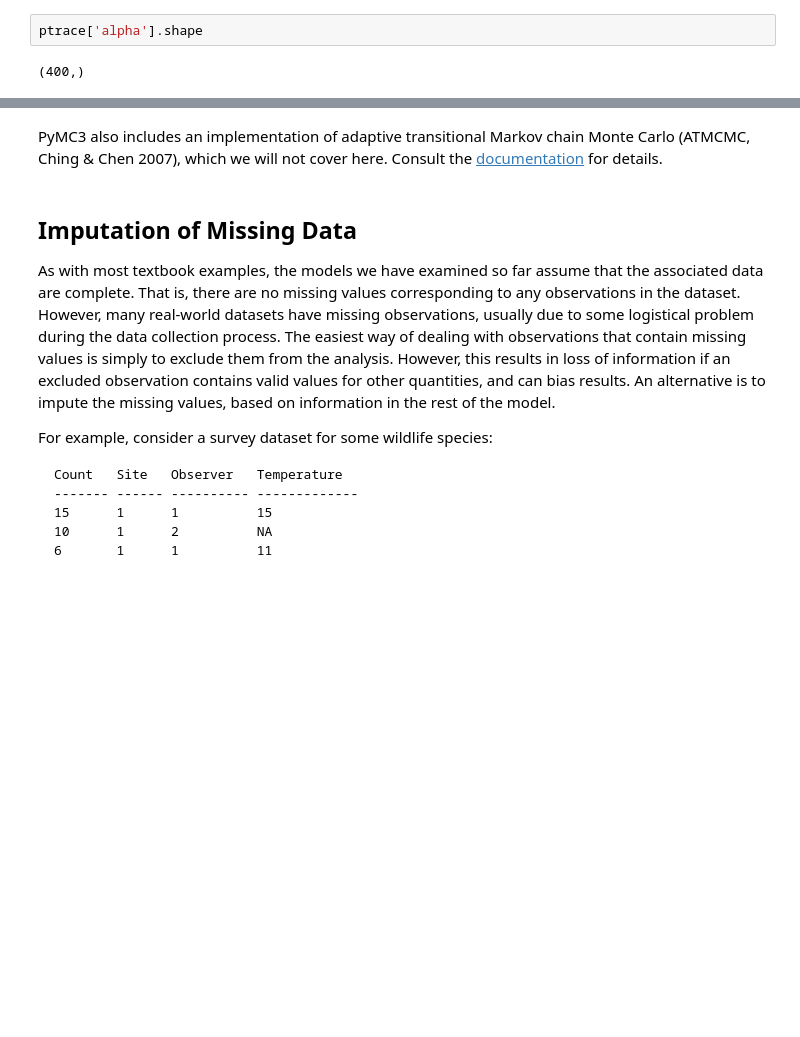
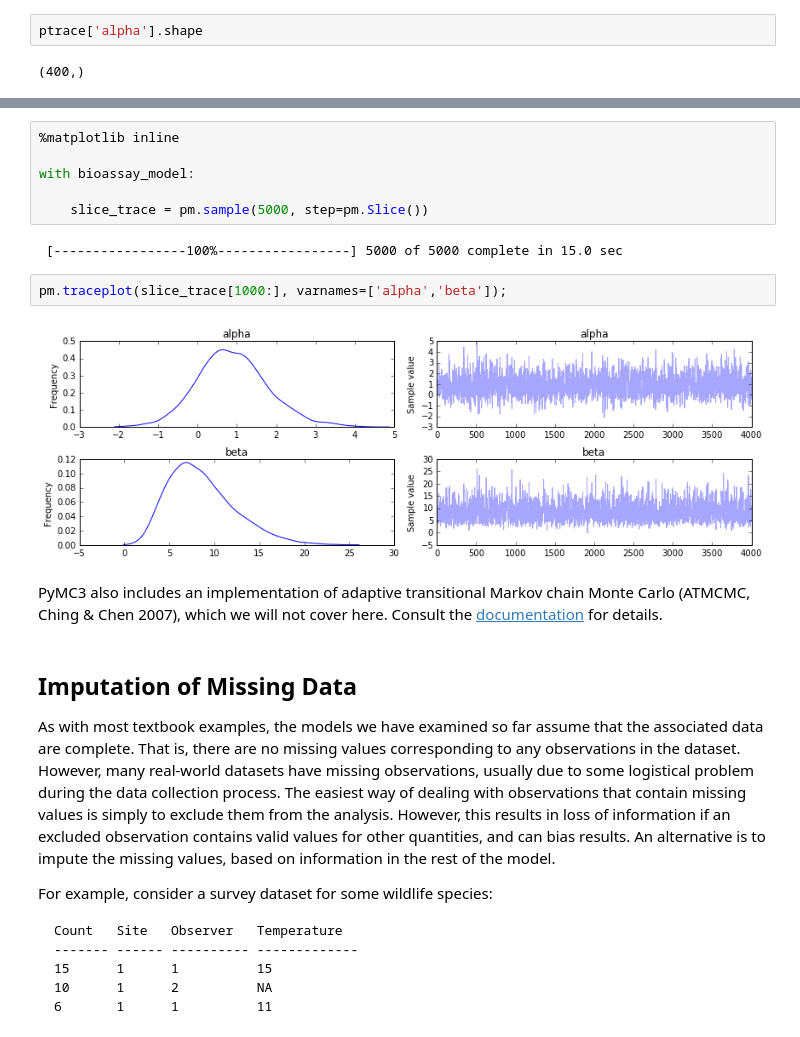
Before and after one commit to fonnesbeck/PyMC3_Oslo, a Jupyter notebook: notebooks/5. Model Building with PyMC3.ipynb, the cells around one changed output, grey strips where cells are left out. Drawn from its saved outputs; the diff is of its cells as text; blank space fills up the shorter version.

```diff
--- a/notebooks/5. Model Building with PyMC3.ipynb
+++ b/notebooks/5. Model Building with PyMC3.ipynb
@@ -472,3 +492,15 @@ sampling loop via `adaptive_scale_factor`.
+# %%
+%matplotlib inline
+
+with bioassay_model:
+
+    slice_trace = pm.sample(5000, step=pm.Slice())
+# %% [output]
+ [-----------------100%-----------------] 5000 of 5000 complete in 15.0 sec
+# %%
+pm.traceplot(slice_trace[1000:], varnames=['alpha','beta']);
+# %% [output]
+[figure, added]
 # %% [markdown]
 PyMC3 also includes an implementation of adaptive transitional Markov chain Monte Carlo (ATMCMC, Ching & Chen 2007), which we will not cover here. Consult the [documentation](https://pymc-devs.github.io/pymc3/api.html?highlight=atmcmc#module-pymc3.step_methods.ATMCMC) for details.
 # %% [markdown]
```
Also changed, not shown: parts of 18 cells of this notebook, 4 other files.
